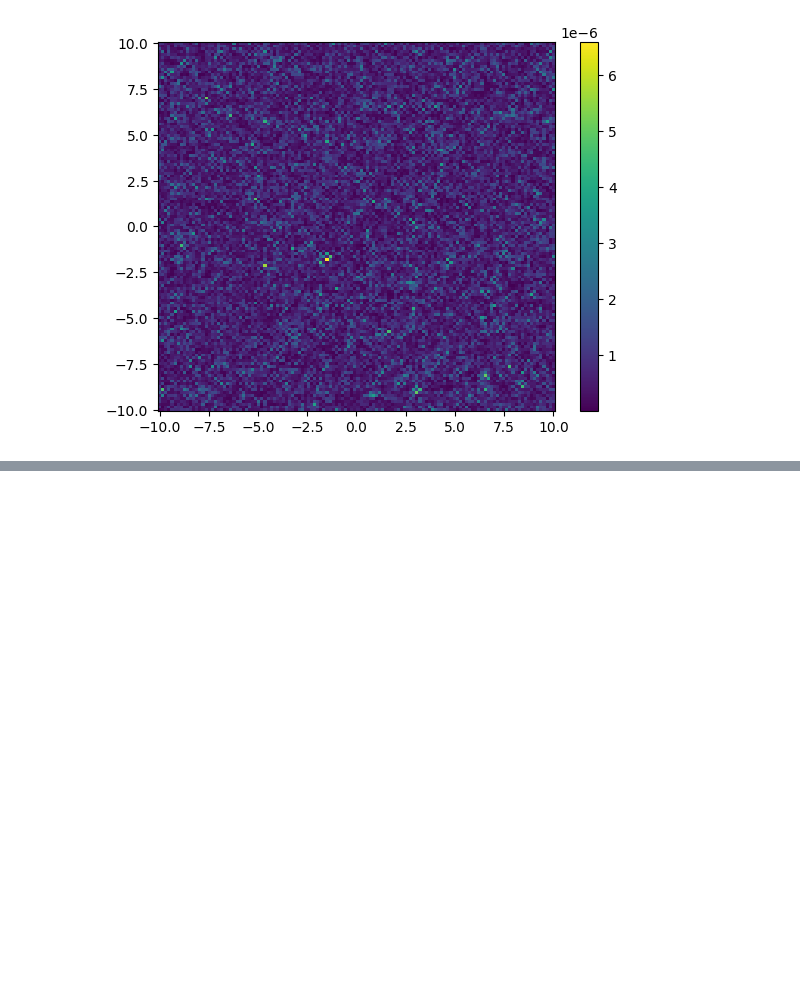
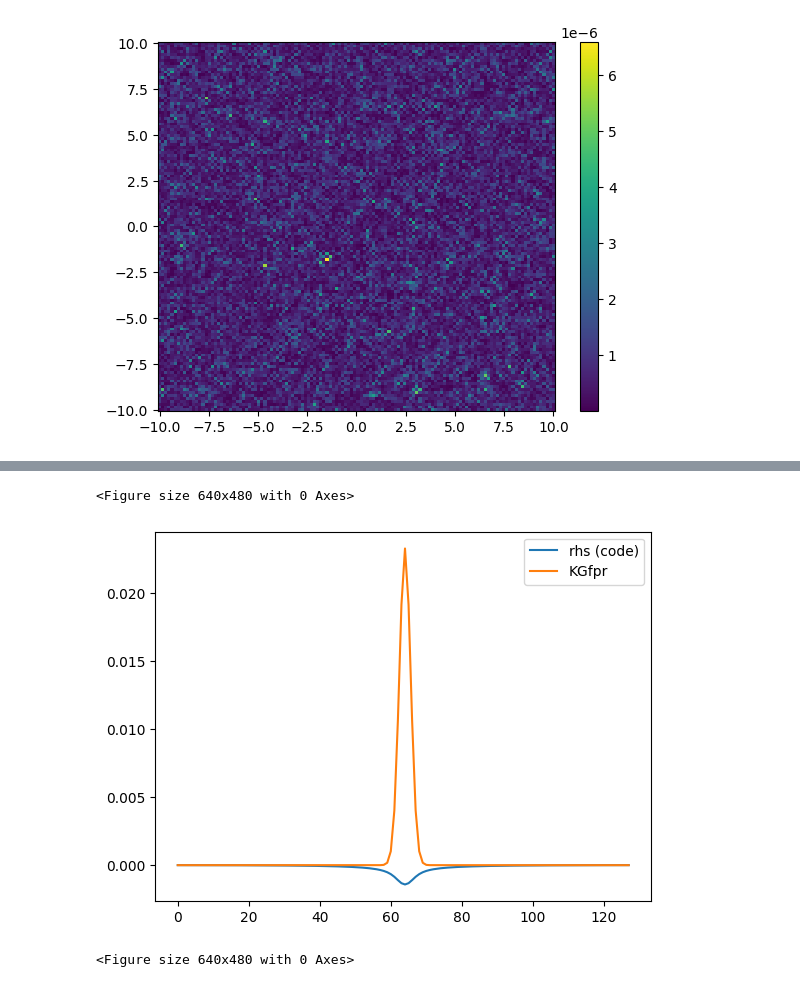
Before and after one commit to lsou343/Scalarverse, a Jupyter notebook: Exec/Inflation/Newtonian/Analysis/Visualization.ipynb, the cells around one changed output, grey strips where cells are left out. Drawn from its saved outputs; the diff is of its cells as text; code cells hidden in the pictures; blank space fills up the shorter version.

```diff
--- a/Exec/Inflation/Newtonian/Analysis/Visualization.ipynb
+++ b/Exec/Inflation/Newtonian/Analysis/Visualization.ipynb
@@ -189,0 +260,11 @@ print((data[i,j,incr(k)] - data[i,j,decr(k)]) ** 2)
+# %%
+rhs1 = ds.covering_grid(level=0, left_edge=[0,0,0],dims=[128,128,128])["boxlib","PhiGrav"]
+rhs2 = ds.covering_grid(level=0, left_edge=[0,0,0],dims=[128,128,128])["boxlib","KGfpr"]
+plt.plot(rhs1[:,64,64], label="rhs (code)")
+plt.plot(rhs2[:,64,64], label="KGfpr")
+plt.legend()
+plt.figure()
+# %% [output]
+<Figure size 640x480 with 0 Axes>
+[figure, added]
+<Figure size 640x480 with 0 Axes>
```
Also changed, not shown: parts of 18 cells of this notebook, 7 other files.
